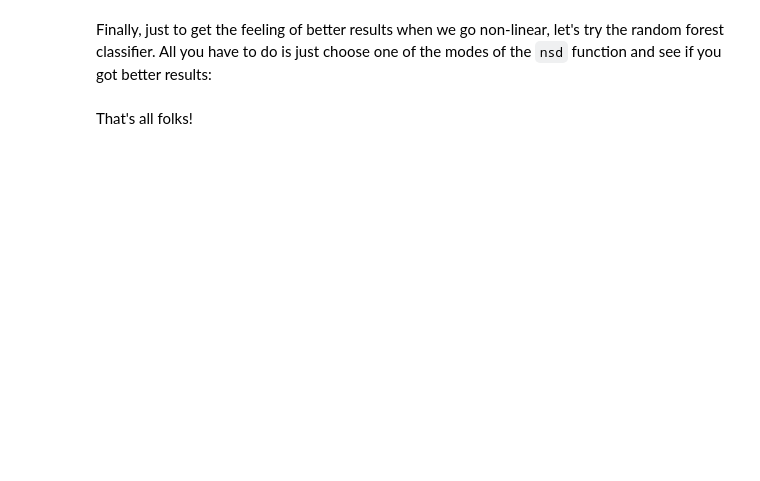
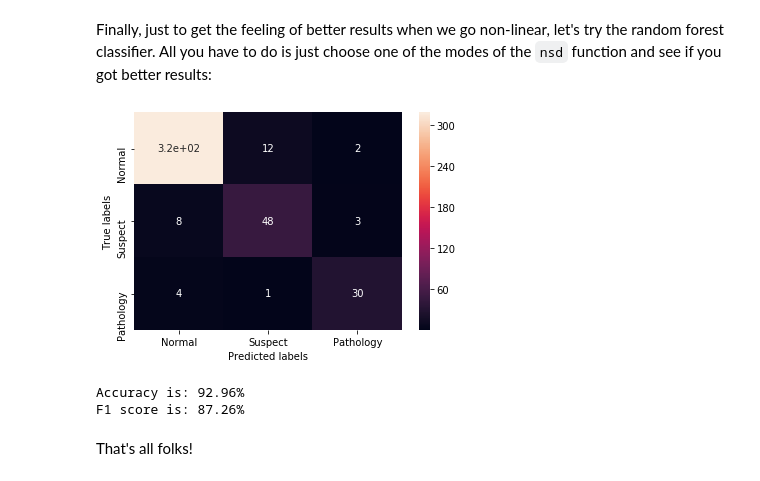
Before and after one commit to mlh-master/hw1_mlh-nathan-hadas, a Jupyter notebook: HW1.ipynb, the cells around one changed output. Cells and saved outputs as stored; diff of their text form; code cells hidden in the pictures; blank space fills up the shorter version.

```diff
--- a/HW1.ipynb
+++ b/HW1.ipynb
@@ -542,17 +563,21 @@ As you can see, the features were non-linearly transformed simply by squaring ea
 Finally, just to get the feeling of better results when we go non-linear, let's try the random forest classifier. All you have to do is just choose one of the modes of the `nsd` function and see if you got better results:
 # %%
 from sklearn.ensemble import RandomForestClassifier as rfc
-mode =  # choose your method
+mode = 'mean' # choose your method
 clf = rfc(n_estimators=10)
 clf.fit(nsd(X_train, mode=mode), y_train)
 y_pred = clf.predict(nsd(X_test, mode=mode))
 cnf_matrix = metrics.confusion_matrix(y_test, y_pred)
 ax = plt.subplot()
 sns.heatmap(cnf_matrix, annot=True, xticklabels=['Normal', 'Suspect', 'Pathology'],
             yticklabels=['Normal', 'Suspect', 'Pathology'])
 ax.set(ylabel='True labels', xlabel='Predicted labels')
 plt.show()
 print("Accuracy is: " + str("{0:.2f}".format(100 * metrics.accuracy_score(y_test, y_pred))) + "%")
 print("F1 score is: " + str("{0:.2f}".format(100 * metrics.f1_score(y_test, y_pred, average='macro'))) + "%")
+# %% [output]
+[figure, added]
+Accuracy is: 92.96%
+F1 score is: 87.26%
 # %% [markdown]
 That's all folks!
```
Also changed, not shown: parts of 13 cells of this notebook, 2 other files.
